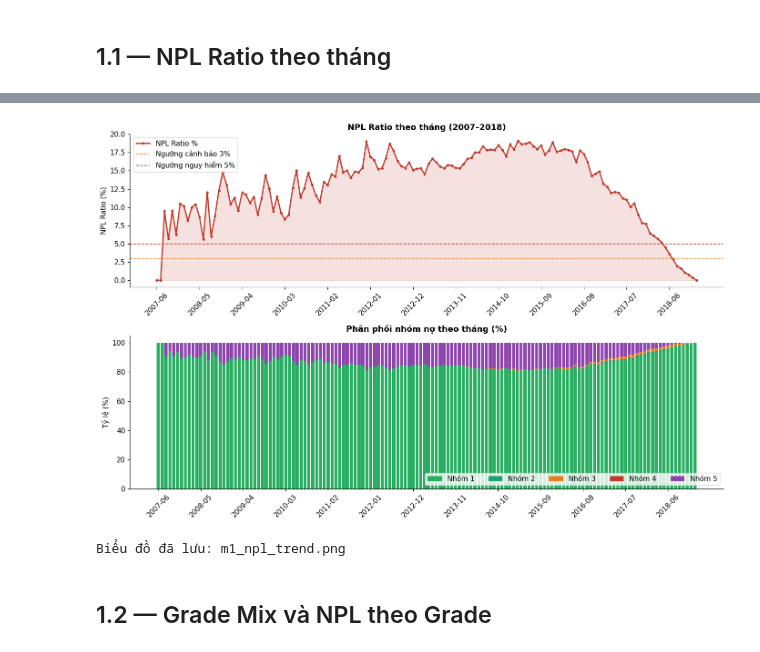
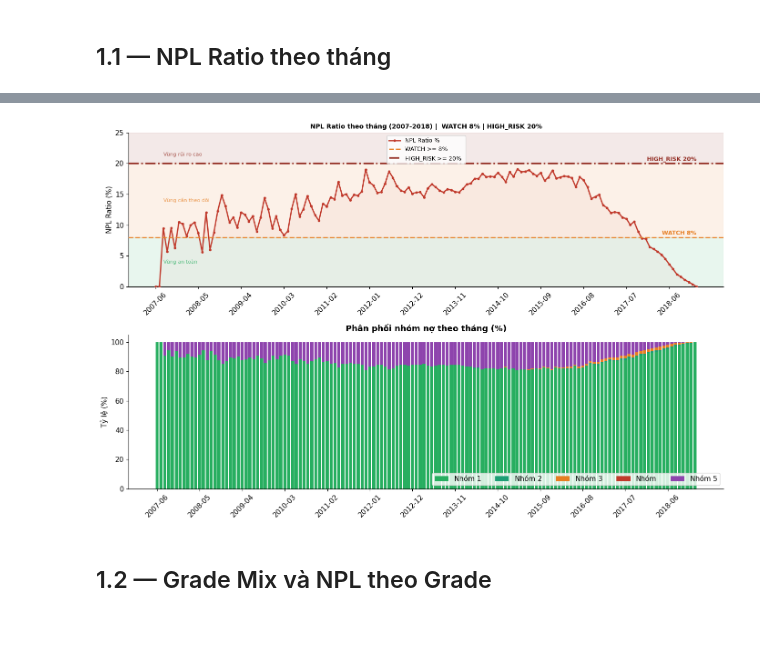
Before and after one commit to namphuong-data/risk_banking, a Jupyter notebook: notebook/M1_Portfolio_Health.ipynb, the cells around one changed output, grey strips where cells are left out. Drawn from its saved outputs; the diff is of its cells as text; code cells hidden in the pictures.

```diff
--- a/notebook/M1_Portfolio_Health.ipynb
+++ b/notebook/M1_Portfolio_Health.ipynb
@@ -83,47 +83,78 @@ NPL ratio cao nhất:   19.07% tháng 2015-03
 | 8 | 2008-02 | 306 | 25.0 | 8.1699 | 91.83 | 0.0 | 0.0 | 0.0 | ... |
 | 9 | 2008-03 | 402 | 40.0 | 9.9502 | 90.05 | 0.0 | 0.0 | 0.0 | ... |
 # %%
-# Biểu đồ NPL Ratio theo tháng
+NPL_WATCH     = 8.0
+NPL_HIGH_RISK = 20.0
+
 fig, axes = plt.subplots(2, 1, figsize=(14, 9))
 
-# Chart 1: NPL trend line
+# ── Chart 1: NPL trend ───────────────────────────────────────────────────────
 ax1 = axes[0]
-ax1.plot(df_npl["issue_month"], df_npl["npl_ratio_pct"],
-         color=COLORS["red"], linewidth=2, marker="o", markersize=3, label="NPL Ratio %")
-ax1.axhline(3.0, color=COLORS["amber"], linestyle="--", linewidth=1.2, label="Ngưỡng cảnh báo 3%")
-ax1.axhline(5.0, color=COLORS["red"],   linestyle="--", linewidth=1.2, label="Ngưỡng nguy hiểm 5%")
-ax1.fill_between(df_npl["issue_month"], df_npl["npl_ratio_pct"],
-                 alpha=0.15, color=COLORS["red"])
-ax1.set_title("NPL Ratio theo tháng (2007–2018)")
+xs_month = df_npl["issue_month"]
+
+# Vung nen phan tang rui ro
+ax1.axhspan(0,             NPL_WATCH,     alpha=0.10, color="#27AE60", zorder=0)
+ax1.axhspan(NPL_WATCH,     NPL_HIGH_RISK, alpha=0.10, color="#E67E22", zorder=0)
+ax1.axhspan(NPL_HIGH_RISK, 25,            alpha=0.10, color="#922B21", zorder=0)
+
+# Duong NPL
+ax1.plot(xs_month, df_npl["npl_ratio_pct"],
+         color=COLORS["red"], linewidth=2, marker="o", markersize=3,
+         label="NPL Ratio %", zorder=3)
+ax1.fill_between(xs_month, df_npl["npl_ratio_pct"],
+                 alpha=0.04, color=COLORS["red"], zorder=2)
+
+# consumer lending standard
+ax1.axhline(NPL_WATCH,     color="#E67E22", linestyle="--", linewidth=2.0,
+            label="WATCH >= 8% ", zorder=4)
+ax1.axhline(NPL_HIGH_RISK, color="#922B21", linestyle="-.", linewidth=2.5,
+            label="HIGH_RISK >= 20% ", zorder=4)
+
+# Nhan nguong ben phai
+ax1.text(xs_month.iloc[-1], NPL_WATCH + 0.4,
+         "WATCH 8%", fontsize=9, color="#E67E22", ha="right", fontweight="bold")
+ax1.text(xs_month.iloc[-1], NPL_HIGH_RISK + 0.4,
+         "HIGH_RISK 20%", fontsize=9, color="#922B21", ha="right", fontweight="bold")
+
+# Label vung rui ro
+ax1.text(xs_month.iloc[2], NPL_WATCH / 2,
+         "Vùng an toàn", fontsize=8, color="#27AE60", alpha=0.8, va="center")
+ax1.text(xs_month.iloc[2], (NPL_WATCH + NPL_HIGH_RISK) / 2,
+         "Vùng cần theo dõi", fontsize=8, color="#E67E22", alpha=0.8, va="center")
+ax1.text(xs_month.iloc[2], NPL_HIGH_RISK + 1.5,
+         "Vùng rủi ro cao", fontsize=8, color="#922B21", alpha=0.8, va="center")
+
+ax1.set_title("NPL Ratio theo tháng (2007-2018) |  WATCH 8% | HIGH_RISK 20%", fontsize=10)
 ax1.set_ylabel("NPL Ratio (%)")
-ax1.legend(loc="upper left")
+ax1.set_ylim(0, 25)
+ax1.legend(loc="upper center", fontsize=9)
 ax1.tick_params(axis="x", rotation=45)
 step = max(1, len(df_npl)//12)
 ax1.set_xticks(df_npl["issue_month"][::step])
 
-# Chart 2: Stacked bar phân phối nhóm nợ
+# ── Chart 2: Stacked bar phan phoi nhom no ──────────────────────────────────
 ax2 = axes[1]
-groups = ["pct_group1","pct_group2","pct_group3","pct_group4","pct_group5"]
+groups   = ["pct_group1","pct_group2","pct_group3","pct_group4","pct_group5"]
 colors_g = [COLORS["green"], COLORS["teal"], COLORS["amber"], COLORS["red"], COLORS["purple"]]
-labels_g = ["Nhóm 1","Nhóm 2","Nhóm 3","Nhóm 4","Nhóm 5"]
+labels_g = ["Nhóm 1", "Nhóm 2", "Nhóm 3", "Nhóm", "Nhóm 5"]
 bottom = [0] * len(df_npl)
 xs = range(len(df_npl))
 for g, c, l in zip(groups, colors_g, labels_g):
     ax2.bar(xs, df_npl[g], bottom=bottom, color=c, label=l, width=0.8)
     bottom = [b + v for b, v in zip(bottom, df_npl[g])]
 ax2.set_title("Phân phối nhóm nợ theo tháng (%)")
 ax2.set_ylabel("Tỷ lệ (%)")
 ax2.set_xticks(xs[::step])
 ax2.set_xticklabels(df_npl["issue_month"][::step], rotation=45)
 ax2.legend(loc="lower right", ncol=5)
 
 plt.tight_layout()
-plt.savefig("m1_npl_trend.png", dpi=150, bbox_inches="tight")
+plt.savefig("results/m1_npl_trend.png", dpi=150, bbox_inches="tight")
 plt.show()
-print("Biểu đồ đã lưu: m1_npl_trend.png")
+# print("Bieu do da luu: m1_npl_trend.png")
+# print(f"WATCH = {NPL_WATCH}% | HIGH_RISK = {NPL_HIGH_RISK}%")
 # %% [output]
-[figure, old version]
+[figure, new version]
-Biểu đồ đã lưu: m1_npl_trend.png
 # %% [markdown]
 ## 1.2 — Grade Mix và NPL theo Grade
 # %%
```
Also changed, not shown: parts of 3 cells of this notebook.
